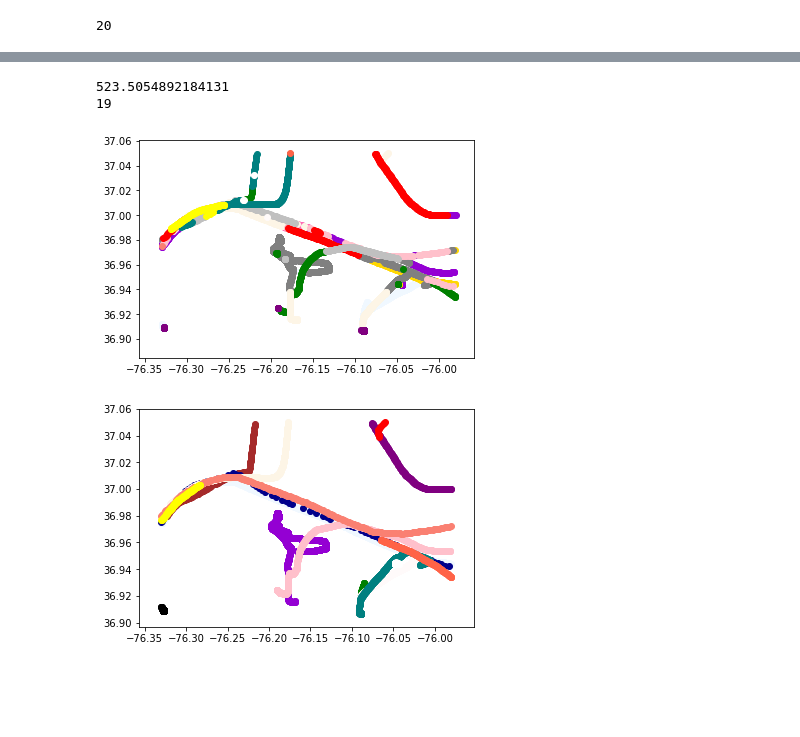
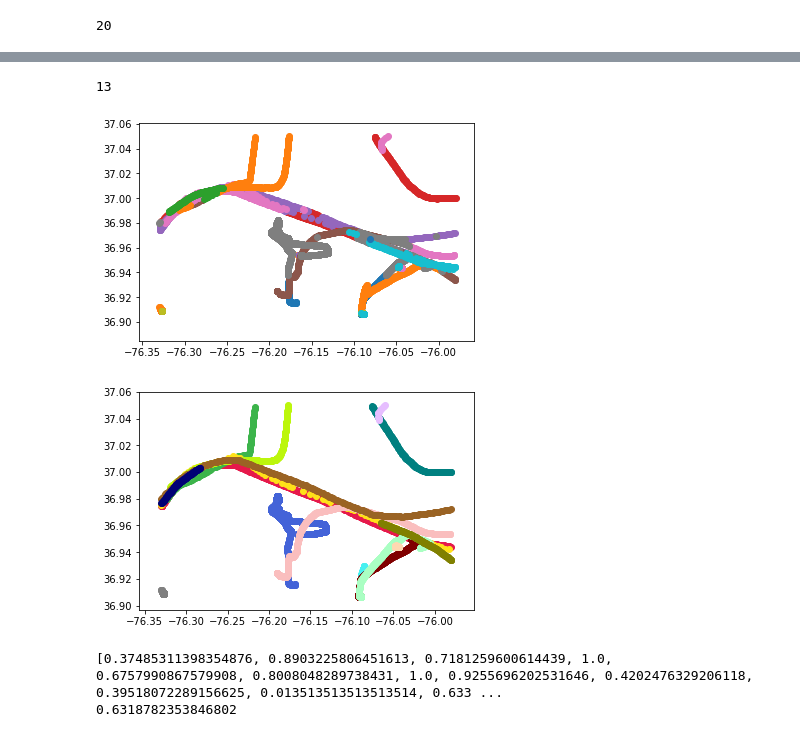
Before and after one commit to denniszhao97/Summer_data_challenge, a Jupyter notebook: vessel_track_problem.ipynb, the cells around one changed output, grey strips where cells are left out. Cells and saved outputs as stored; diff of their text form; code cells hidden in the pictures; blank space fills up the shorter version.

Commit message:
Add files via upload
Using decision tree model to decide whether create a new track

```diff
--- a/vessel_track_problem.ipynb
+++ b/vessel_track_problem.ipynb
@@ -223,0 +279,15 @@ print(all_median_error)
+# %%
+from sklearn.tree import DecisionTreeClassifier # Import Decision Tree Classifier
+from sklearn.model_selection import train_test_split # Import train_test_split function
+from sklearn import metrics #Import scikit-learn metrics module for accuracy calculation
+X = train_dataframe.errors # Features
+X = X.to_frame()
+Y = train_dataframe.outcome # Target variable
+X_train, X_test, y_train, y_test = train_test_split(X, Y, test_size=0.3, random_state=1)
+clf = DecisionTreeClassifier()
+clf = clf.fit(X_train,y_train)
+print(clf)
+#Predict the response for test dataset
+y_pred = clf.predict(X_test)
+print(type(X_test))
+print("Accuracy:",metrics.accuracy_score(y_test, y_pred))
@@ -225,12 +315,10 @@ print(all_median_error)
 def sortSecond(val):
     return val[1]
 
-thresheld = 4*np.max(all_median_error)
-print(math.sqrt(thresheld))
 new_tracker = All_tracks()
 for index, row in dataset.iterrows():
     a = row.tolist()
-    node = Vessel_node(a[0],get_sec(a[2]), a[3], a[4], a[5]/10, a[6]/10)
+    node = Vessel_node(a[0],get_sec(a[2]), a[3], a[4], a[5]/10, a[6]/10,a[1])
     if(index == 0):
         new_tracker.add_track(node)
     else:
@@ -264,11 +352,22 @@ for index, row in dataset.iterrows():
         track_id = -1
         if(len(all_neighbors) != 0):
             all_neighbors.sort(key = sortSecond)
-            if(all_neighbors[0][1] <= thresheld):
-                while(len(all_neighbors) < K and K >= 1):
+            new_neighbors = []
+            predict_result_1 = clf.predict(all_neighbors[0][1])
+            if not predict_result_1:
+                new_neighbors.append(all_neighbors[0])
+            predict_result_2 = clf.predict(all_neighbors[1][1])
+            if not predict_result_2:
+                new_neighbors.append(all_neighbors[1])
+            predict_result_3 = clf.predict(all_neighbors[2][1])
+            if not predict_result_3:
+                new_neighbors.append(all_neighbors[2])
+
+            if new_neighbors:
+                while(len(new_neighbors) < K and K >= 1):
                     K -= 1
                 while(find == 0):
-                    nearest_neighbors_temp = all_neighbors[:K]
+                    nearest_neighbors_temp = new_neighbors[:K]
                     nearest_neighbors = []
                     for i in range(K):
                         nearest_neighbors.append(nearest_neighbors_temp[i][0])
@@ -288,12 +387,10 @@ for index, row in dataset.iterrows():
 
 new_tracker.print_track_number()
 # %% [output]
-523.5054892184131
-19
+13
 # %%
 all_vessels = new_tracker.get_node_track()
-cnames = ['aliceblue', 'brown', 'darkblue', 'darkviolet', 'gold', 'gray', 'green', 'hotpink', 'oldlace', 'pink','purple',
-'red', 'salmon', 'silver', 'snow', 'teal','tomato', 'white', 'yellow', 'black','blue']
+cnames = ['#e6194b', '#3cb44b', '#ffe119', '#4363d8', '#f58231', '#911eb4', '#46f0f0', '#f032e6', '#bcf60c', '#fabebe', '#008080', '#e6beff', '#9a6324', '#fffac8', '#800000', '#aaffc3', '#808000', '#ffd8b1', '#000075', '#808080', '#ffffff', '#000000']
 for i in range(new_tracker.get_track_number()):
     track = all_vessels[i]
     temp_x = np.zeros(len(track))
@@ -305,19 +402,18 @@ for i in range(new_tracker.get_track_number()):
         counter += 1
     x = np.array(temp_x)
     y = np.array(temp_y)
-    plt.scatter(x,y, c = cnames[i])
+    plt.scatter(x,y)
 # %% [output]
-[figure, old version]
+[figure, new version]
 # %%
 #Glimpse at all the vessel tracks
-cnames = ['aliceblue', 'brown', 'darkblue', 'darkviolet', 'gold', 'gray', 'green', 'hotpink', 'oldlace', 'pink','purple',
-'red', 'salmon', 'silver', 'snow', 'teal','tomato', 'white', 'yellow','black']
+cnames = ['#e6194b', '#3cb44b', '#ffe119', '#4363d8', '#f58231', '#911eb4', '#46f0f0', '#f032e6', '#bcf60c', '#fabebe', '#008080', '#e6beff', '#9a6324', '#fffac8', '#800000', '#aaffc3', '#808000', '#ffd8b1', '#000075', '#808080', '#ffffff', '#000000']
 for vid in range(100001,100021):
     sample = dataset[dataset.VID == vid]
     temp_x = [element.LAT for element in sample.itertuples()]
     temp_y = [element.LON for element in sample.itertuples()]
     x = np.array(temp_x)
     y = np.array(temp_y)
     plt.scatter(y,x, c = cnames[vid-100001])
 # %% [output]
-[figure, old version]
+[figure, new version]
@@ -323,0 +436,6 @@ for vid in range(100001,100021):
+# %%
+print(accuracies)
+print(sum(accuracies)/len(accuracies))
+# %% [output]
+[0.37485311398354876, 0.8903225806451613, 0.7181259600614439, 1.0, 0.6757990867579908, 0.8008048289738431, 1.0, 0.9255696202531646, 0.4202476329206118, 0.39518072289156625, 0.013513513513513514, 0.633 ...
+0.6318782353846802
```
Also changed, not shown: parts of 9 cells of this notebook.
